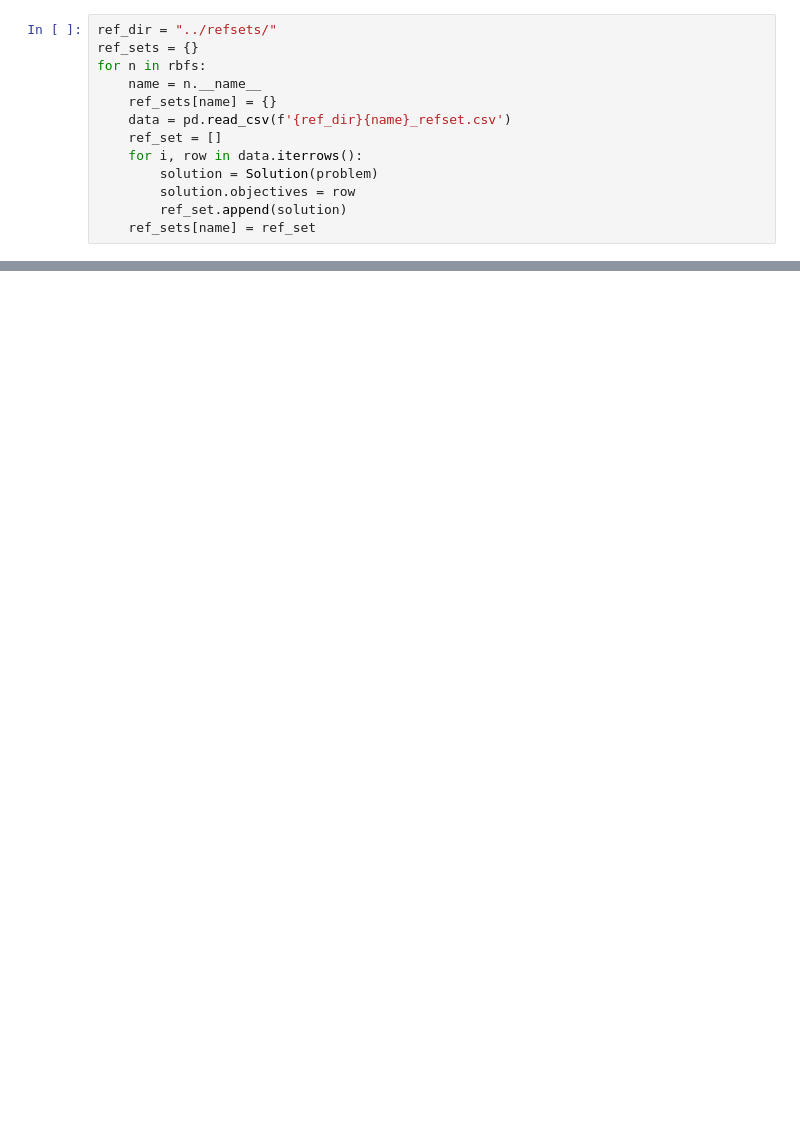
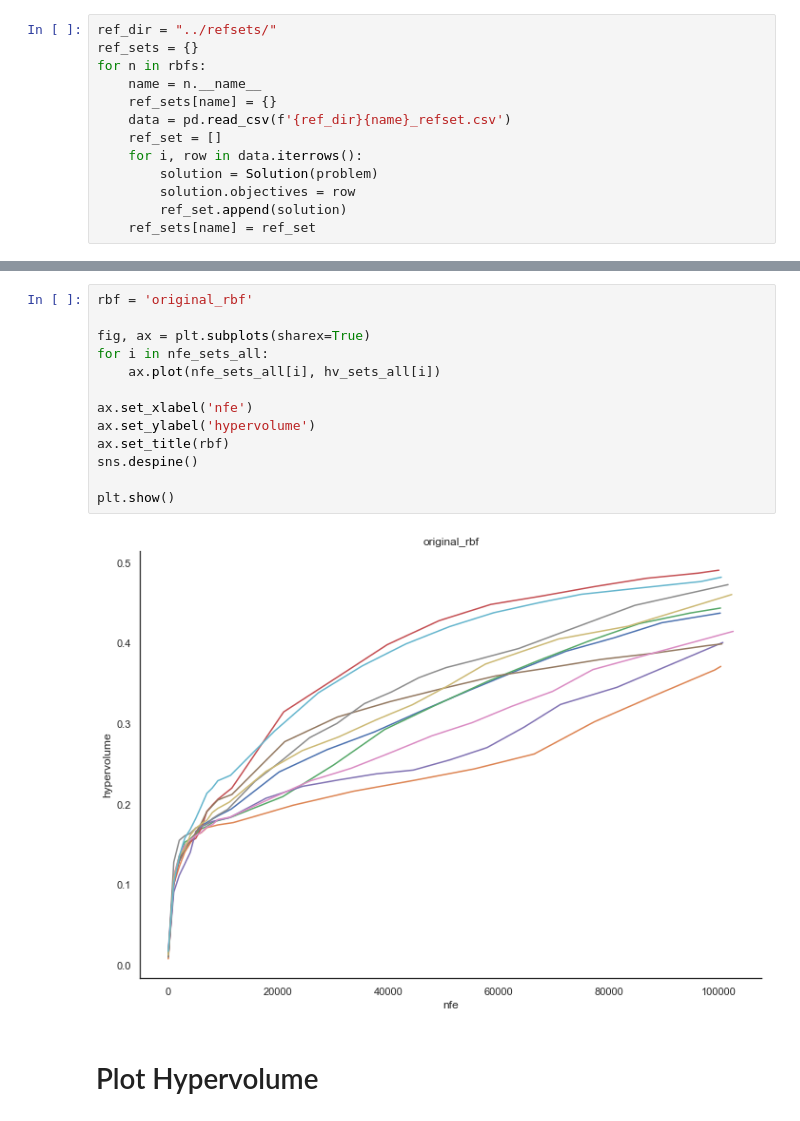
Before and after one commit to JazminZatarain/MUSEH2O, a Jupyter notebook: notebooks/08. Convergence Analysis (Hypervolume, epsilon progress, archive size).ipynb, the cells around one changed output, grey strips where cells are left out. Saved outputs shown, nothing was run; the diff lists cells and outputs as text; blank space fills up the shorter version.

```diff
--- a/notebooks/convergence_analysis.ipynb
+++ b/notebooks/08. Convergence Analysis (Hypervolume, epsilon progress, archive size).ipynb
@@ -180,3 +140,20 @@ finished seed: 100 at 2021-12-22 23:10:28.679596
+# %%
+rbf = 'original_rbf'
+
+fig, ax = plt.subplots(sharex=True)
+for i in nfe_sets_all:
+    ax.plot(nfe_sets_all[i], hv_sets_all[i])
+
+ax.set_xlabel('nfe')
+ax.set_ylabel('hypervolume')
+ax.set_title(rbf)
+sns.despine()
+
+plt.show()
+# %% [output]
+[figure, added]
+# %% [markdown]
+# Plot Hypervolume
 # %%
 import matplotlib.pyplot as plt
 import seaborn as sns
```
Also changed, not shown: parts of 24 cells of this notebook, 22 other files.
